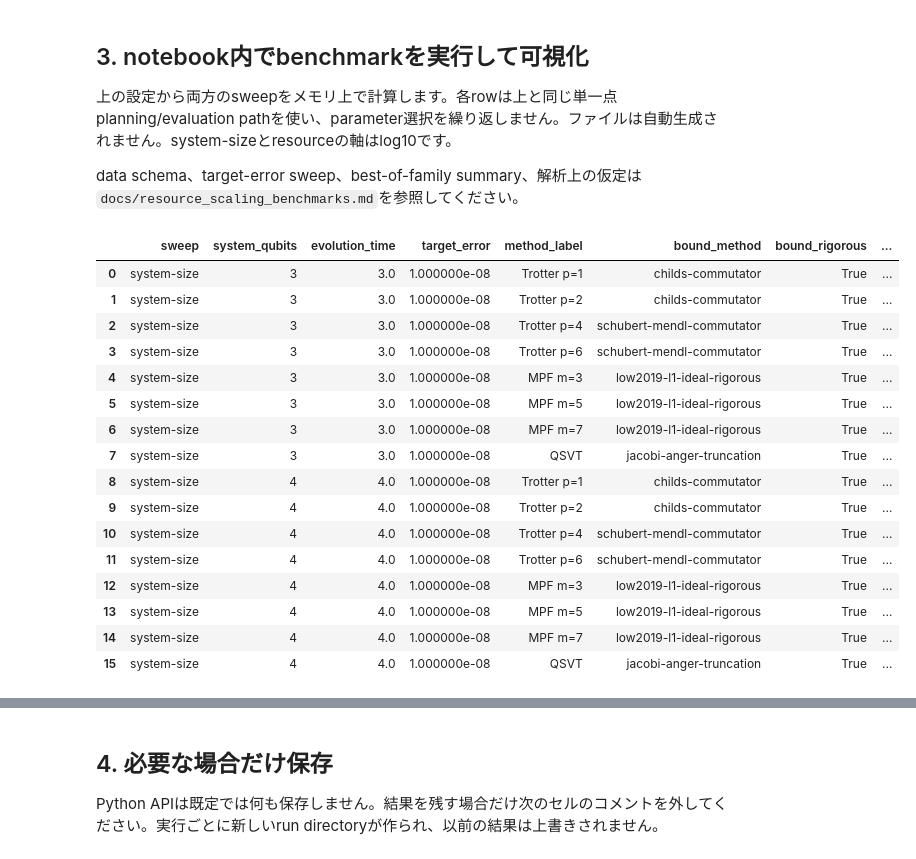
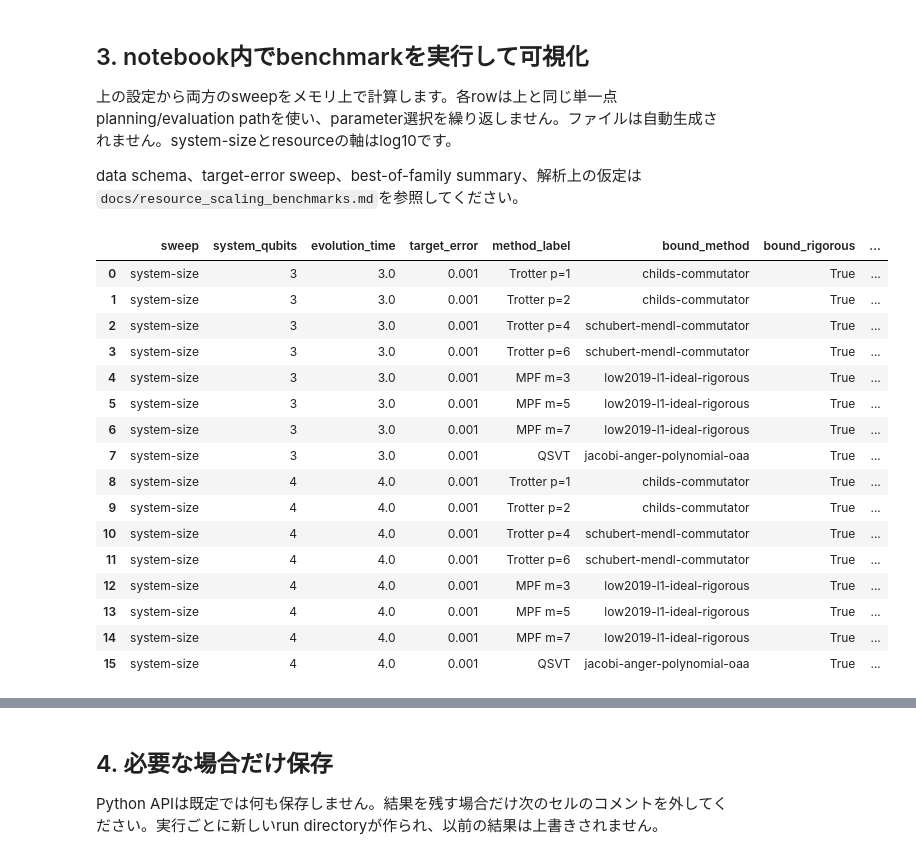
Before and after one commit to xiang-gong3944/001_hamiltonian_simulation, a Jupyter notebook: notebooks/resource_comparison.ipynb, the cells around one changed output, grey strips where cells are left out. Saved outputs shown, nothing was run; the diff lists cells and outputs as text; code cells hidden in the pictures.

```diff
--- a/notebooks/resource_comparison.ipynb
+++ b/notebooks/resource_comparison.ipynb
@@ -23,23 +25,23 @@ system-size sweepでは相互作用が鎖全体へ広がる時間を比較する
 # %%
-SYSTEM_SIZES = np.geomspace(3, 200, num=15, dtype=np.int_)
+SYSTEM_SIZES = np.geomspace(3, 100, num=9, dtype=np.int_)
 TARGET_ERRORS = np.logspace(-1, -9, 12)
 TIME_PER_QUBIT = 1.0
 
 benchmark_config = BenchmarkConfig(
     hamiltonian=HamiltonianSpec(
-        model="transverse_field_ising",
-        parameters={"coupling": 1.0, "field": 3.0, "periodic": False},
+        model="heisenberg_chain",
+        parameters={"coupling": 1.0, "field_z": 3.0},
     ),
     system_sizes=SYSTEM_SIZES,
     target_errors=TARGET_ERRORS,
     time=TimeScaling("proportional", TIME_PER_QUBIT),
-    fixed_system_size=8,
-    fixed_target_error=1e-8,
+    fixed_system_size=30,
+    fixed_target_error=1e-3,
     methods=[
         *(TrotterMethod(order) for order in (1, 2, 4, 6)),
         *(
             MultiproductMethod(
-                terms, error_method="low2019-l1-ideal-rigorous"
+                terms
             )
             for terms in (3, 5, 7)
         ),
@@ -100,28 +171,30 @@ data schema、target-error sweep、best-of-family summary、解析上の仮定
 # %%
 benchmark_data = run_benchmark(benchmark_config)
 benchmark_data[[
     "sweep", "system_qubits", "evolution_time", "target_error",
     "method_label", "bound_method", "bound_rigorous", "bound_scope",
-    "circuit_bound_rigorous", "t_count", "cnot_count", "status",
+    "bound_target_satisfied", "circuit_bound_scope",
+    "circuit_bound_rigorous", "circuit_target_satisfied",
+    "t_count", "cnot_count", "status",
 ]].head(16)
 # %% [output]
 |  | sweep | system_qubits | evolution_time | target_error | method_label | bound_method | bound_rigorous | ... |
-| 0 | system-size | 3 | 3.0 | 1.000000e-08 | Trotter p=1 | childs-commutator | True | ... |
-| 1 | system-size | 3 | 3.0 | 1.000000e-08 | Trotter p=2 | childs-commutator | True | ... |
-| 2 | system-size | 3 | 3.0 | 1.000000e-08 | Trotter p=4 | schubert-mendl-commutator | True | ... |
-| 3 | system-size | 3 | 3.0 | 1.000000e-08 | Trotter p=6 | schubert-mendl-commutator | True | ... |
-| 4 | system-size | 3 | 3.0 | 1.000000e-08 | MPF m=3 | low2019-l1-ideal-rigorous | True | ... |
-| 5 | system-size | 3 | 3.0 | 1.000000e-08 | MPF m=5 | low2019-l1-ideal-rigorous | True | ... |
-| 6 | system-size | 3 | 3.0 | 1.000000e-08 | MPF m=7 | low2019-l1-ideal-rigorous | True | ... |
-| 7 | system-size | 3 | 3.0 | 1.000000e-08 | QSVT | jacobi-anger-truncation | True | ... |
-| 8 | system-size | 4 | 4.0 | 1.000000e-08 | Trotter p=1 | childs-commutator | True | ... |
-| 9 | system-size | 4 | 4.0 | 1.000000e-08 | Trotter p=2 | childs-commutator | True | ... |
-| 10 | system-size | 4 | 4.0 | 1.000000e-08 | Trotter p=4 | schubert-mendl-commutator | True | ... |
-| 11 | system-size | 4 | 4.0 | 1.000000e-08 | Trotter p=6 | schubert-mendl-commutator | True | ... |
-| 12 | system-size | 4 | 4.0 | 1.000000e-08 | MPF m=3 | low2019-l1-ideal-rigorous | True | ... |
-| 13 | system-size | 4 | 4.0 | 1.000000e-08 | MPF m=5 | low2019-l1-ideal-rigorous | True | ... |
-| 14 | system-size | 4 | 4.0 | 1.000000e-08 | MPF m=7 | low2019-l1-ideal-rigorous | True | ... |
-| 15 | system-size | 4 | 4.0 | 1.000000e-08 | QSVT | jacobi-anger-truncation | True | ... |
+| 0 | system-size | 3 | 3.0 | 0.001 | Trotter p=1 | childs-commutator | True | ... |
+| 1 | system-size | 3 | 3.0 | 0.001 | Trotter p=2 | childs-commutator | True | ... |
+| 2 | system-size | 3 | 3.0 | 0.001 | Trotter p=4 | schubert-mendl-commutator | True | ... |
+| 3 | system-size | 3 | 3.0 | 0.001 | Trotter p=6 | schubert-mendl-commutator | True | ... |
+| 4 | system-size | 3 | 3.0 | 0.001 | MPF m=3 | low2019-l1-ideal-rigorous | True | ... |
+| 5 | system-size | 3 | 3.0 | 0.001 | MPF m=5 | low2019-l1-ideal-rigorous | True | ... |
+| 6 | system-size | 3 | 3.0 | 0.001 | MPF m=7 | low2019-l1-ideal-rigorous | True | ... |
+| 7 | system-size | 3 | 3.0 | 0.001 | QSVT | jacobi-anger-polynomial-oaa | True | ... |
+| 8 | system-size | 4 | 4.0 | 0.001 | Trotter p=1 | childs-commutator | True | ... |
+| 9 | system-size | 4 | 4.0 | 0.001 | Trotter p=2 | childs-commutator | True | ... |
+| 10 | system-size | 4 | 4.0 | 0.001 | Trotter p=4 | schubert-mendl-commutator | True | ... |
+| 11 | system-size | 4 | 4.0 | 0.001 | Trotter p=6 | schubert-mendl-commutator | True | ... |
+| 12 | system-size | 4 | 4.0 | 0.001 | MPF m=3 | low2019-l1-ideal-rigorous | True | ... |
+| 13 | system-size | 4 | 4.0 | 0.001 | MPF m=5 | low2019-l1-ideal-rigorous | True | ... |
+| 14 | system-size | 4 | 4.0 | 0.001 | MPF m=7 | low2019-l1-ideal-rigorous | True | ... |
+| 15 | system-size | 4 | 4.0 | 0.001 | QSVT | jacobi-anger-polynomial-oaa | True | ... |
 # %%
 figures = (
     plot_benchmark(benchmark_data, sweep="system-size", metric="t_count"),
```
Also changed, not shown: parts of 11 cells of this notebook, 1 other file.
